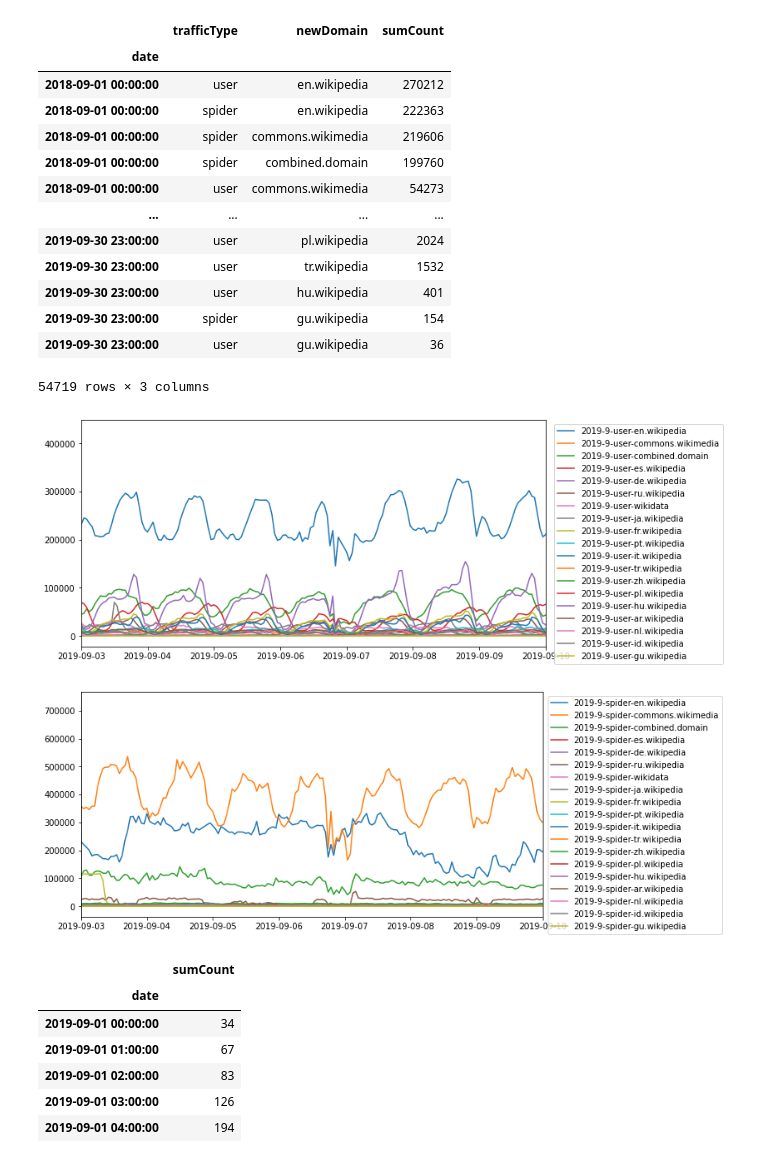
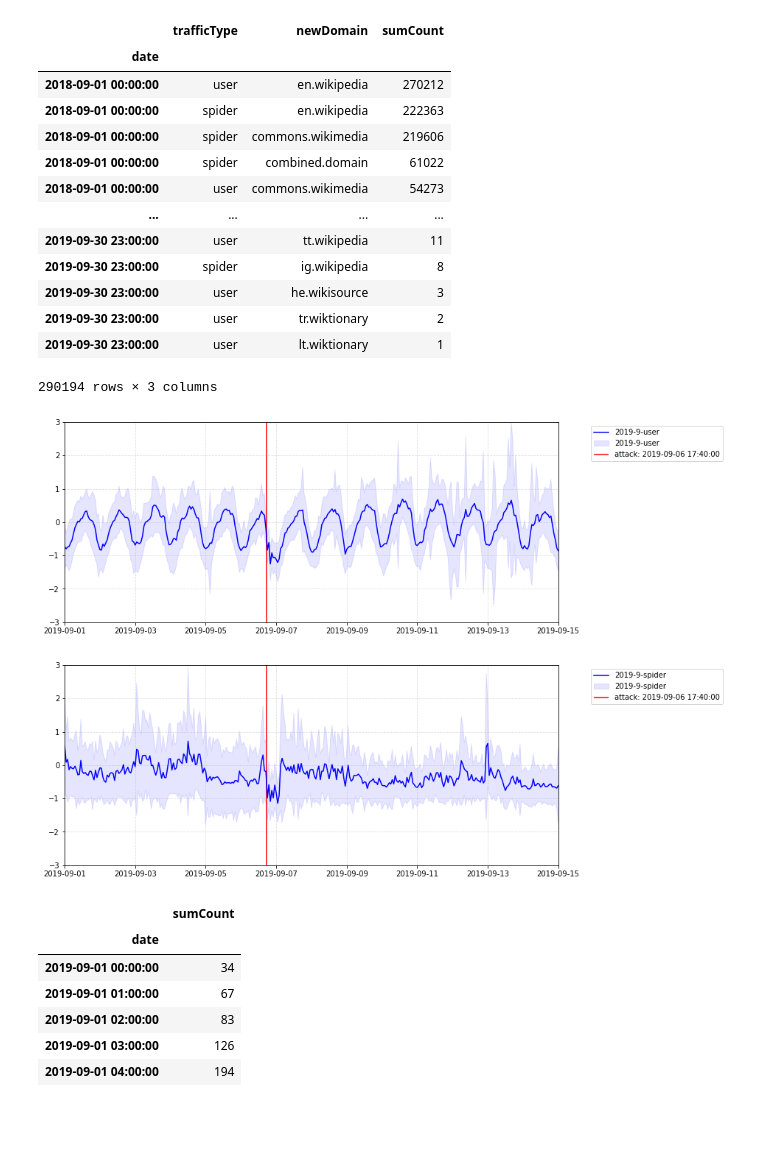
Before and after one commit to charelF/LSDEW4, a Jupyter notebook: exploration/charel/charel_attack_exploration2.ipynb, the cells around one changed output. Saved outputs shown, nothing was run; the diff lists cells and outputs as text; code cells hidden in the pictures; blank space fills up the shorter version.

```diff
--- a/exploration/charel/charel_attack_exploration2.ipynb
+++ b/exploration/charel/charel_attack_exploration2.ipynb
@@ -12,7 +12,7 @@ df.drop(columns=["year", "month", "day", "hour"], inplace=True)
 df.set_index("date", inplace=True)
 df
 
-topn = 18
+topn = 100
 df_topn = df[["sumCount", "domain"]].groupby("domain").sum("sumCount").sort_values("sumCount", ascending=False)[0:topn]
 df_treshold = df.domain.isin(df_topn.index).to_frame().rename(columns={"domain": "sumCount"})
 df.loc[df_treshold["sumCount"], "newDomain"] = df[df_treshold["sumCount"]].domain
@@ -31,44 +31,59 @@ df
 | 2018-09-01 00:00:00 | user | en.wikipedia | 270212 |
 | 2018-09-01 00:00:00 | spider | en.wikipedia | 222363 |
 | 2018-09-01 00:00:00 | spider | commons.wikimedia | 219606 |
-| 2018-09-01 00:00:00 | spider | combined.domain | 199760 |
+| 2018-09-01 00:00:00 | spider | combined.domain | 61022 |
 | 2018-09-01 00:00:00 | user | commons.wikimedia | 54273 |
 | ... | ... | ... | ... |
-| 2019-09-30 23:00:00 | user | pl.wikipedia | 2024 |
-| 2019-09-30 23:00:00 | user | tr.wikipedia | 1532 |
-| 2019-09-30 23:00:00 | user | hu.wikipedia | 401 |
-| 2019-09-30 23:00:00 | spider | gu.wikipedia | 154 |
-| 2019-09-30 23:00:00 | user | gu.wikipedia | 36 |
+| 2019-09-30 23:00:00 | user | tt.wikipedia | 11 |
+| 2019-09-30 23:00:00 | spider | ig.wikipedia | 8 |
+| 2019-09-30 23:00:00 | user | he.wikisource | 3 |
+| 2019-09-30 23:00:00 | user | tr.wiktionary | 2 |
+| 2019-09-30 23:00:00 | user | lt.wiktionary | 1 |
-54719 rows × 3 columns
+290194 rows × 3 columns
 # %%
 years = [2019]#df.index.year.unique().to_list()
 months = df.index.month.unique().to_list()
 domains = df["newDomain"].unique()
 traffictypes = df["trafficType"].unique()
 
 x = pd.date_range(start=datetime.datetime(2019,9,1,0), end=datetime.datetime(2019,9,30,23), freq="H")
+attack_start = datetime.datetime(2019,9,6,17,40,0)
+
+ys = []
 
 for year in years:
     for month in months:
         for traffictype in traffictypes:
-            plt.figure(figsize=(10,5))
+            plt.figure(figsize=(12,5))
             for i, domain in enumerate(domains):
                 # print(year, month)
                 dfcut = df[
                     (df.index.year == year) &
                     (df.index.month == month) &
                     (df.trafficType == traffictype) &
                     (df.newDomain == domain)
                 ]
-                y = dfcut.resample("H").sum().fillna(0).to_numpy()
-                plt.plot(x,y, label=f"{year}-{month}-{traffictype}-{domain}")
-            # plt.yscale("symlog")
-            plt.xlim(datetime.date(2019, 9, 3), datetime.date(2019, 9, 10))
+                # y = dfcut.resample("H").sum().fillna(0).to_numpy().reshape(-1)
+                y = dfcut.reindex(index=x)["sumCount"].fillna(0).to_numpy().reshape(-1)
+                y_std = (y - np.mean(y)) / np.std(y)
+                ys.append(y_std)
+            plt.plot(x,np.mean(np.array(ys), axis=0), label=f"{year}-{month}-{traffictype}", color="blue", alpha=1)
+            plt.fill_between(
+                x,
+                np.mean(np.array(ys), axis=0)-np.std(np.array(ys), axis=0),
+                np.mean(np.array(ys), axis=0)+np.std(np.array(ys), axis=0),
+                label=f"{year}-{month}-{traffictype}", color="blue", alpha=0.1
+            )
+            ys=[]
+            plt.xlim(datetime.date(2019, 9, 1), datetime.date(2019, 9, 15))
+            plt.ylim(-3,3)
+            plt.vlines(attack_start, *plt.gca().get_ylim(), color="red", label=f"attack: {attack_start}")
             plt.legend(loc=9, bbox_to_anchor=(1.2, 1))
+            plt.grid(which="both", alpha=0.4, linestyle="--")
             plt.show()
 # %% [output]
-[figure, old version]
+[figure, new version]
-[figure, old version]
+[figure, new version]
 # %%
 # %% [output]
 |  | sumCount |
```
Also changed, not shown: parts of 1 cell of this notebook.
